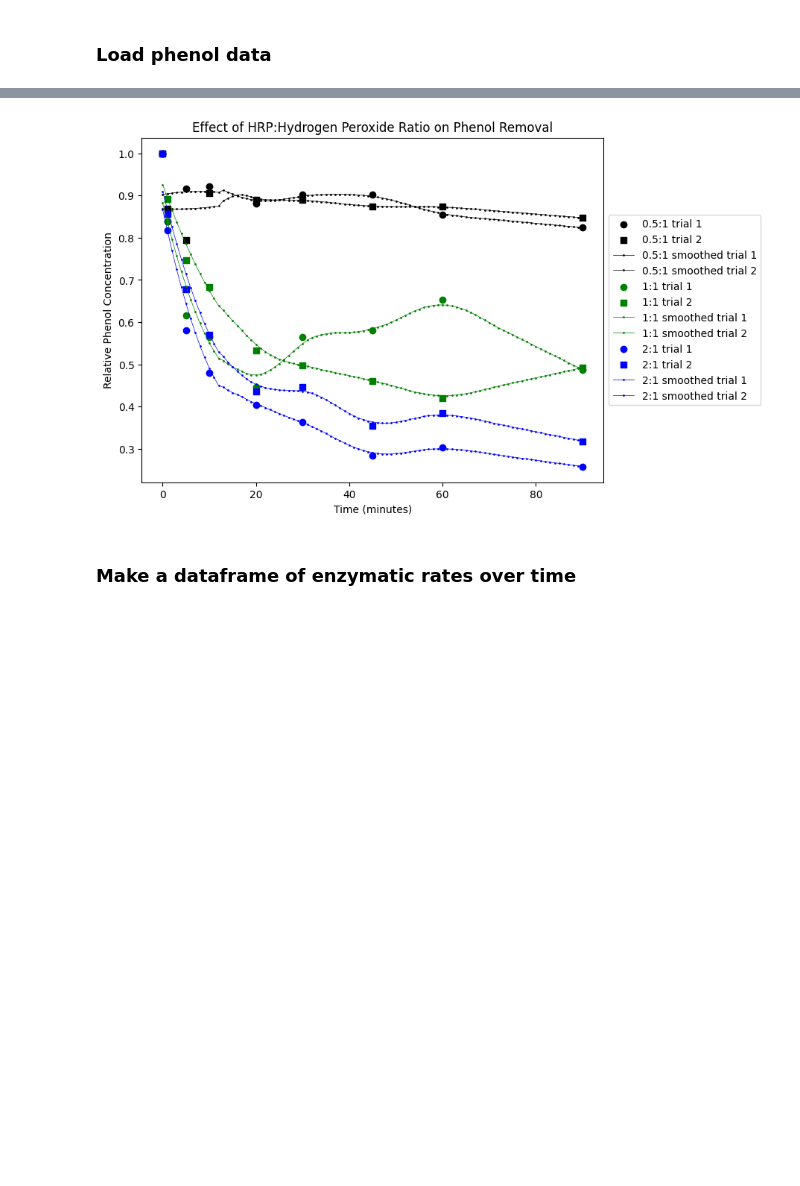
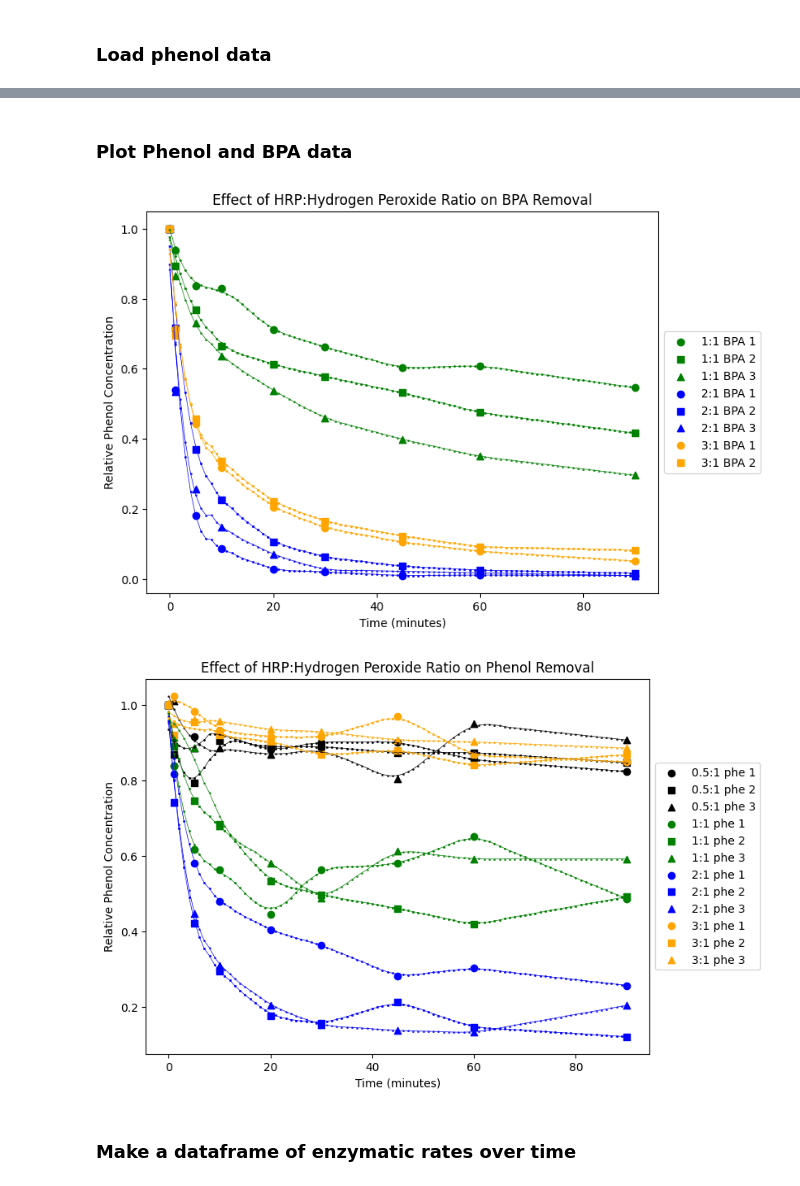
Before and after one commit to UH-MBBE/hrp_modelling, a Jupyter notebook: notebooks/A_mm_fitting.ipynb, the cells around one changed output, grey strips where cells are left out. Cells and saved outputs as stored; diff of their text form; code cells hidden in the pictures; blank space fills up the shorter version.

```diff
--- a/notebooks/A_mm_fitting.ipynb
+++ b/notebooks/A_mm_fitting.ipynb
@@ -77,37 +85,11 @@ smoothed_df.head(10)
-# %%
-# Assuming smoothed_df and phenol_hrp_to_peroxide_ratio_df are already defined
-
-measured_time = phenol_hrp_to_peroxide_ratio_df['time'].values
-smoothed_time = smoothed_df['time'].values
-
-plt.figure(figsize=(8, 6))
-
-# 0.5:1 hrp:peroxide data and smoothed line
-plt.scatter(measured_time, phenol_hrp_to_peroxide_ratio_df['0.5:1 hrp:peroxide phe 1'], color='black', label='0.5:1 trial 1', marker='o')
-plt.scatter(measured_time, phenol_hrp_to_peroxide_ratio_df['0.5:1 hrp:peroxide phe 2'], color='black', label='0.5:1 trial 2', marker='s')
-plt.plot(smoothed_time, smoothed_df['smoothed_0.5:1 hrp:peroxide phe 1'], color='black', linestyle='-', linewidth=.5, marker='o', markersize=1, label='0.5:1 smoothed trial 1')
-plt.plot(smoothed_time, smoothed_df['smoothed_0.5:1 hrp:peroxide phe 2'], color='black', linestyle='-', linewidth=.5, marker='o', markersize=1, label='0.5:1 smoothed trial 2')
-
-# 1:1 hrp:peroxide data and smoothed line
-plt.scatter(measured_time, phenol_hrp_to_peroxide_ratio_df['1:1 hrp:peroxide phe 1'], color='green', label='1:1 trial 1', marker='o')
-plt.scatter(measured_time, phenol_hrp_to_peroxide_ratio_df['1:1 hrp:peroxide phe 2'], color='green', label='1:1 trial 2', marker='s')
-plt.plot(smoothed_time, smoothed_df['smoothed_1:1 hrp:peroxide phe 1'], color='green', linestyle='-', linewidth=.5, marker='o', markersize=1, label='1:1 smoothed trial 1')
-plt.plot(smoothed_time, smoothed_df['smoothed_1:1 hrp:peroxide phe 2'], color='green', linestyle='-', linewidth=.5, marker='o', markersize=1, label='1:1 smoothed trial 2')
-
-# 2:1 hrp:peroxide data and smoothed line
-plt.scatter(measured_time, phenol_hrp_to_peroxide_ratio_df['2:1 hrp:peroxide phe 1'], color='blue', label='2:1 trial 1', marker='o')
-plt.scatter(measured_time, phenol_hrp_to_peroxide_ratio_df['2:1 hrp:peroxide phe 2'], color='blue', label='2:1 trial 2', marker='s')
-plt.plot(smoothed_time, smoothed_df['smoothed_2:1 hrp:peroxide phe 1'], color='blue', linestyle='-', linewidth=.5, marker='o', markersize=1, label='2:1 smoothed trial 1')
-plt.plot(smoothed_time, smoothed_df['smoothed_2:1 hrp:peroxide phe 2'], color='blue', linestyle='-', linewidth=.5, marker='o', markersize=1, label='2:1 smoothed trial 2')
-
-# Setting labels, title, and legend
-plt.xlabel('Time (minutes)')
-plt.ylabel('Relative Phenol Concentration')
-plt.title('Effect of HRP:Hydrogen Peroxide Ratio on Phenol Removal')
-plt.legend(loc='center left', bbox_to_anchor=(1, 0.5))
-plt.show()
-# %% [output]
-[figure, removed]
+# %% [markdown]
+### Plot Phenol and BPA data
+# %%
+plot_smoothed_data(peroxide_ratio_df, smoothed_df, compound='BPA')
+plot_smoothed_data(peroxide_ratio_df, smoothed_df, compound='phe')
+# %% [output]
+[figure, added]
+[figure, added]
 # %% [markdown]
 ### Make a dataframe of enzymatic rates over time
 # %%
```
Also changed, not shown: parts of 18 cells of this notebook, 4 other files.
